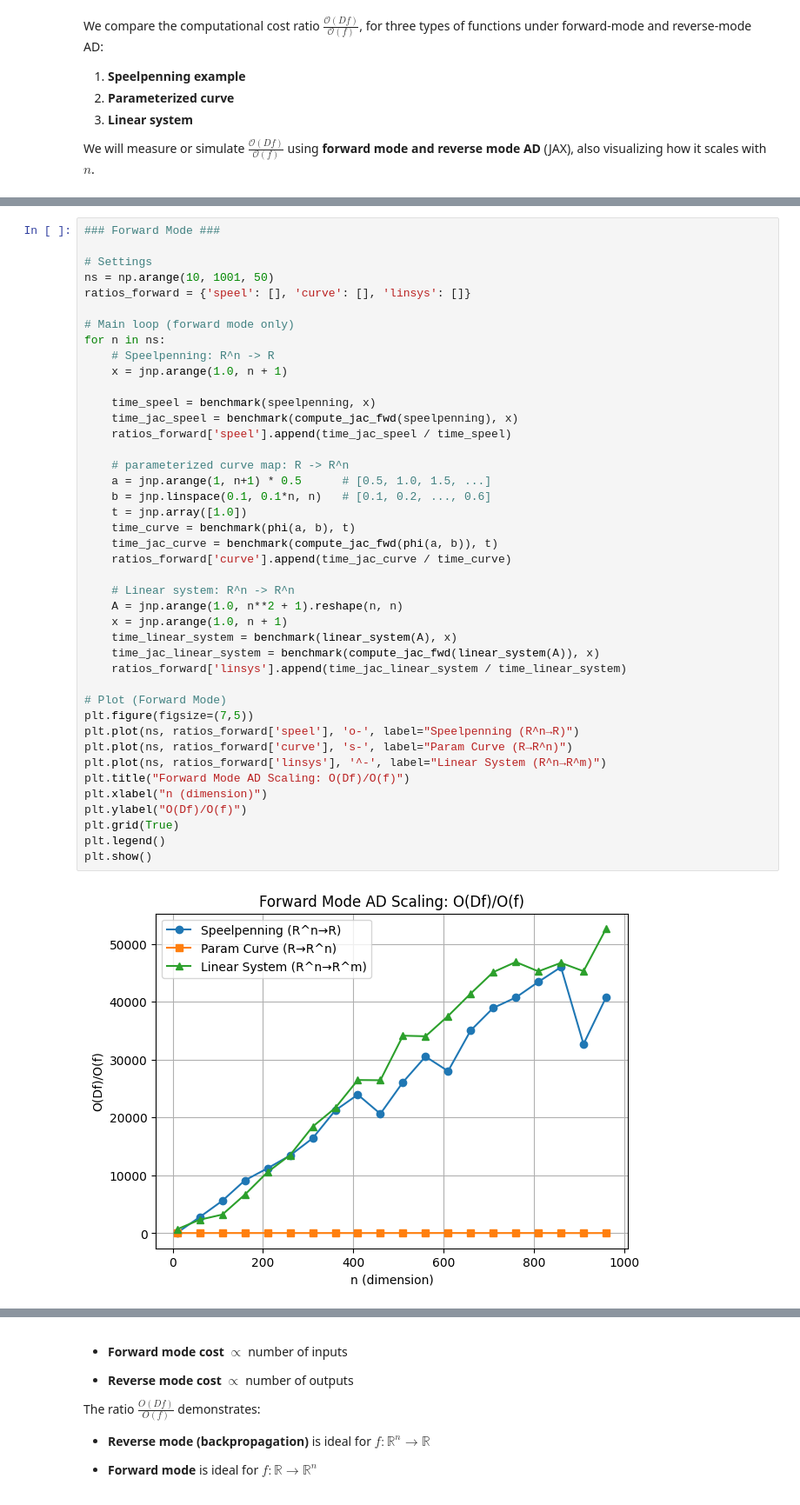
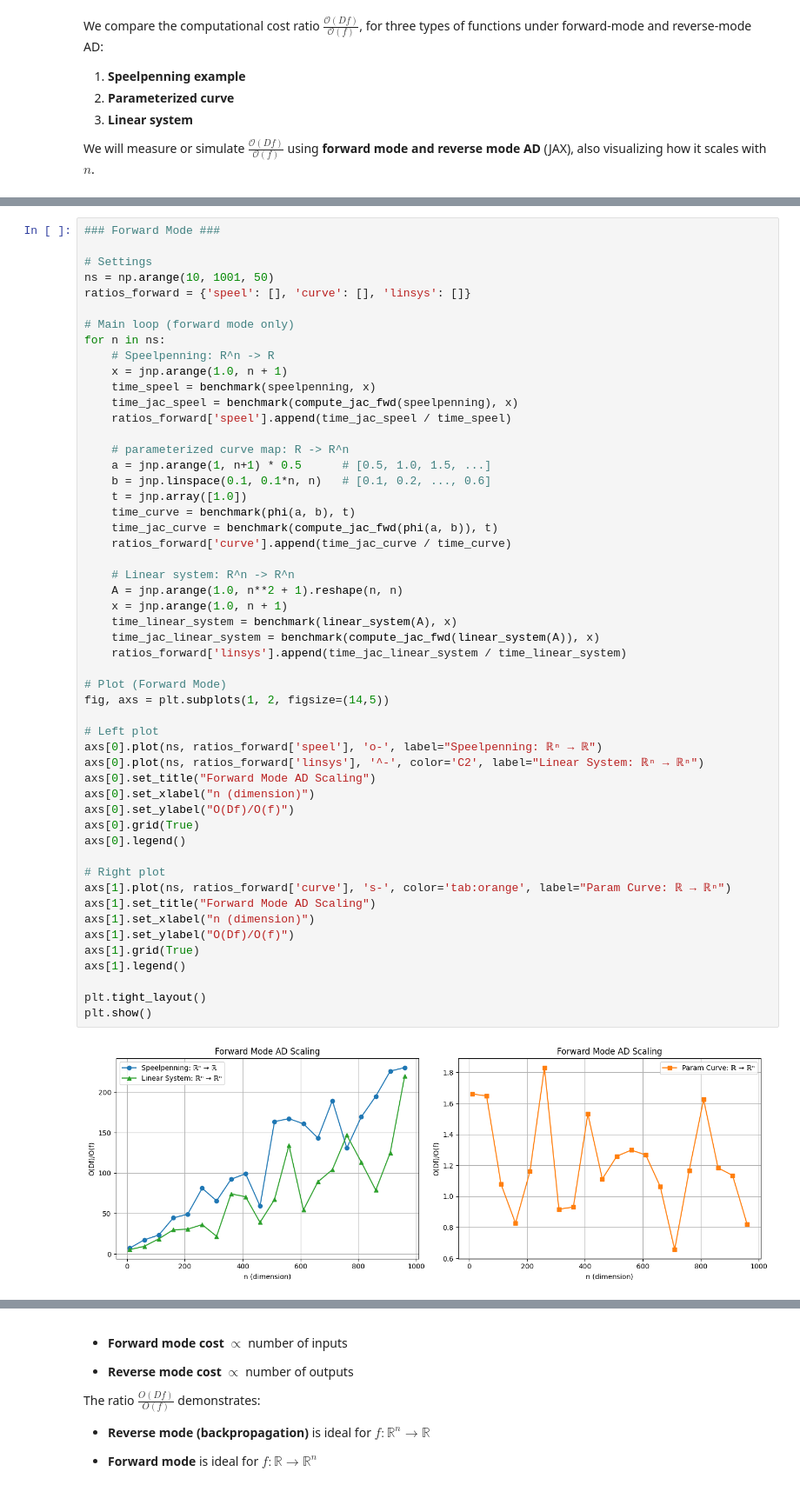
Before and after one commit to shtadinada/AD-Exercises, a Jupyter notebook: AD_exercises.ipynb, the cells around one changed output, grey strips where cells are left out. Shown at 87% size. Saved outputs shown, nothing was run; the diff lists cells and outputs as text.

```diff
--- a/AD_exercises.ipynb
+++ b/AD_exercises.ipynb
@@ -225,44 +232,54 @@ def compute_jac_rev(f, x_bar):
 # Settings
 ns = np.arange(10, 1001, 50)
 ratios_forward = {'speel': [], 'curve': [], 'linsys': []}
 
 # Main loop (forward mode only)
 for n in ns:
     # Speelpenning: R^n -> R
     x = jnp.arange(1.0, n + 1)
-
     time_speel = benchmark(speelpenning, x)
     time_jac_speel = benchmark(compute_jac_fwd(speelpenning), x)
     ratios_forward['speel'].append(time_jac_speel / time_speel)
 
     # parameterized curve map: R -> R^n
     a = jnp.arange(1, n+1) * 0.5      # [0.5, 1.0, 1.5, ...]
     b = jnp.linspace(0.1, 0.1*n, n)   # [0.1, 0.2, ..., 0.6]
     t = jnp.array([1.0])
     time_curve = benchmark(phi(a, b), t)
     time_jac_curve = benchmark(compute_jac_fwd(phi(a, b)), t)
     ratios_forward['curve'].append(time_jac_curve / time_curve)
 
     # Linear system: R^n -> R^n
     A = jnp.arange(1.0, n**2 + 1).reshape(n, n)
     x = jnp.arange(1.0, n + 1)
     time_linear_system = benchmark(linear_system(A), x)
     time_jac_linear_system = benchmark(compute_jac_fwd(linear_system(A)), x)
     ratios_forward['linsys'].append(time_jac_linear_system / time_linear_system)
 
 # Plot (Forward Mode)
-plt.figure(figsize=(7,5))
-plt.plot(ns, ratios_forward['speel'], 'o-', label="Speelpenning (R^n→R)")
-plt.plot(ns, ratios_forward['curve'], 's-', label="Param Curve (R→R^n)")
-plt.plot(ns, ratios_forward['linsys'], '^-', label="Linear System (R^n→R^m)")
-plt.title("Forward Mode AD Scaling: O(Df)/O(f)")
-plt.xlabel("n (dimension)")
-plt.ylabel("O(Df)/O(f)")
-plt.grid(True)
-plt.legend()
+fig, axs = plt.subplots(1, 2, figsize=(14,5))
+
+# Left plot
+axs[0].plot(ns, ratios_forward['speel'], 'o-', label="Speelpenning: ℝⁿ → ℝ")
+axs[0].plot(ns, ratios_forward['linsys'], '^-', color='C2', label="Linear System: ℝⁿ → ℝⁿ")
+axs[0].set_title("Forward Mode AD Scaling")
+axs[0].set_xlabel("n (dimension)")
+axs[0].set_ylabel("O(Df)/O(f)")
+axs[0].grid(True)
+axs[0].legend()
+
+# Right plot
+axs[1].plot(ns, ratios_forward['curve'], 's-', color='tab:orange', label="Param Curve: ℝ → ℝⁿ")
+axs[1].set_title("Forward Mode AD Scaling")
+axs[1].set_xlabel("n (dimension)")
+axs[1].set_ylabel("O(Df)/O(f)")
+axs[1].grid(True)
+axs[1].legend()
+
+plt.tight_layout()
 plt.show()
 # %% [output]
-[figure, old version]
+[figure, new version]
 # %%
 ### Reverse Mode ###
 
```
Also changed, not shown: parts of 17 cells of this notebook.
